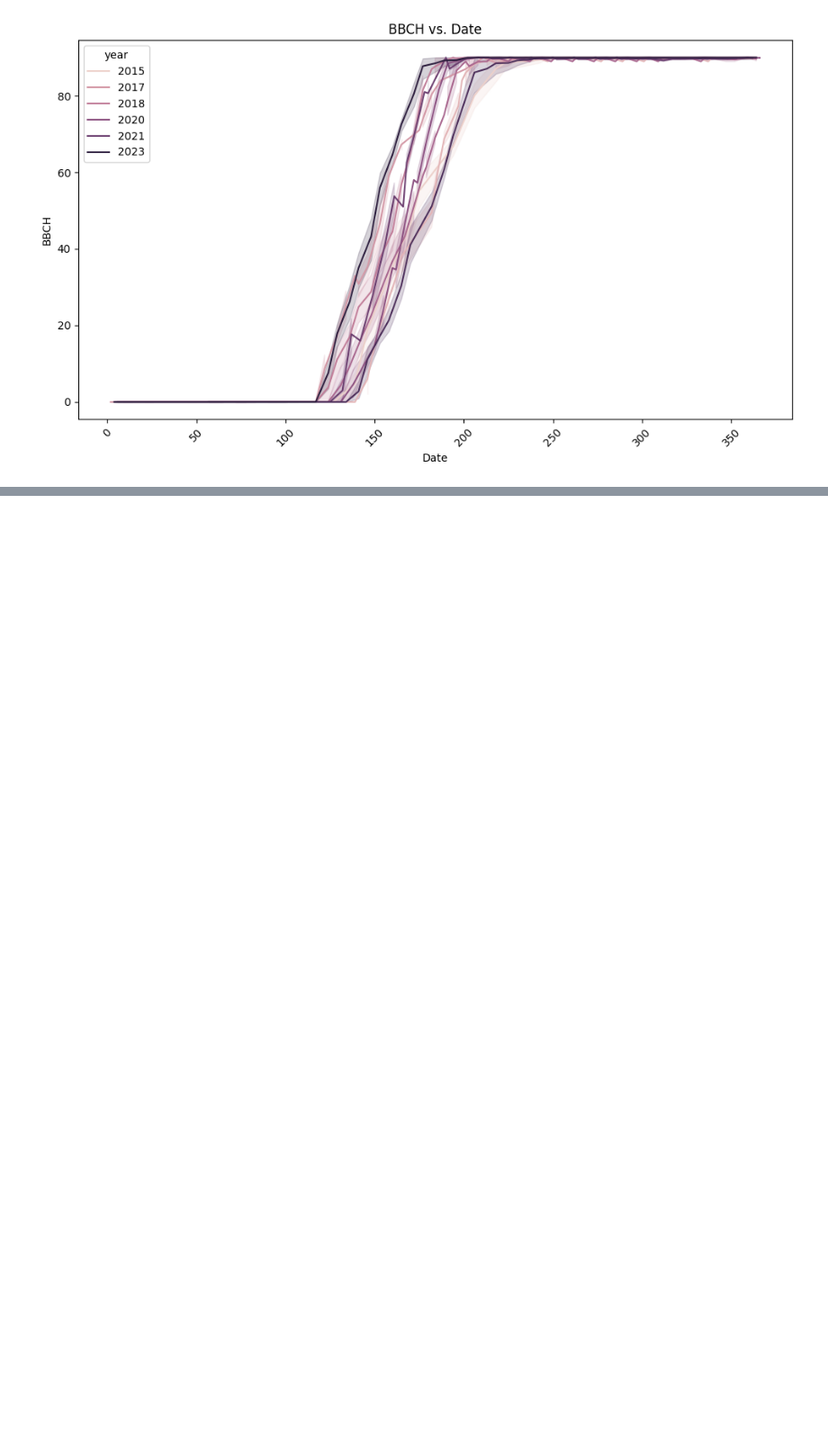
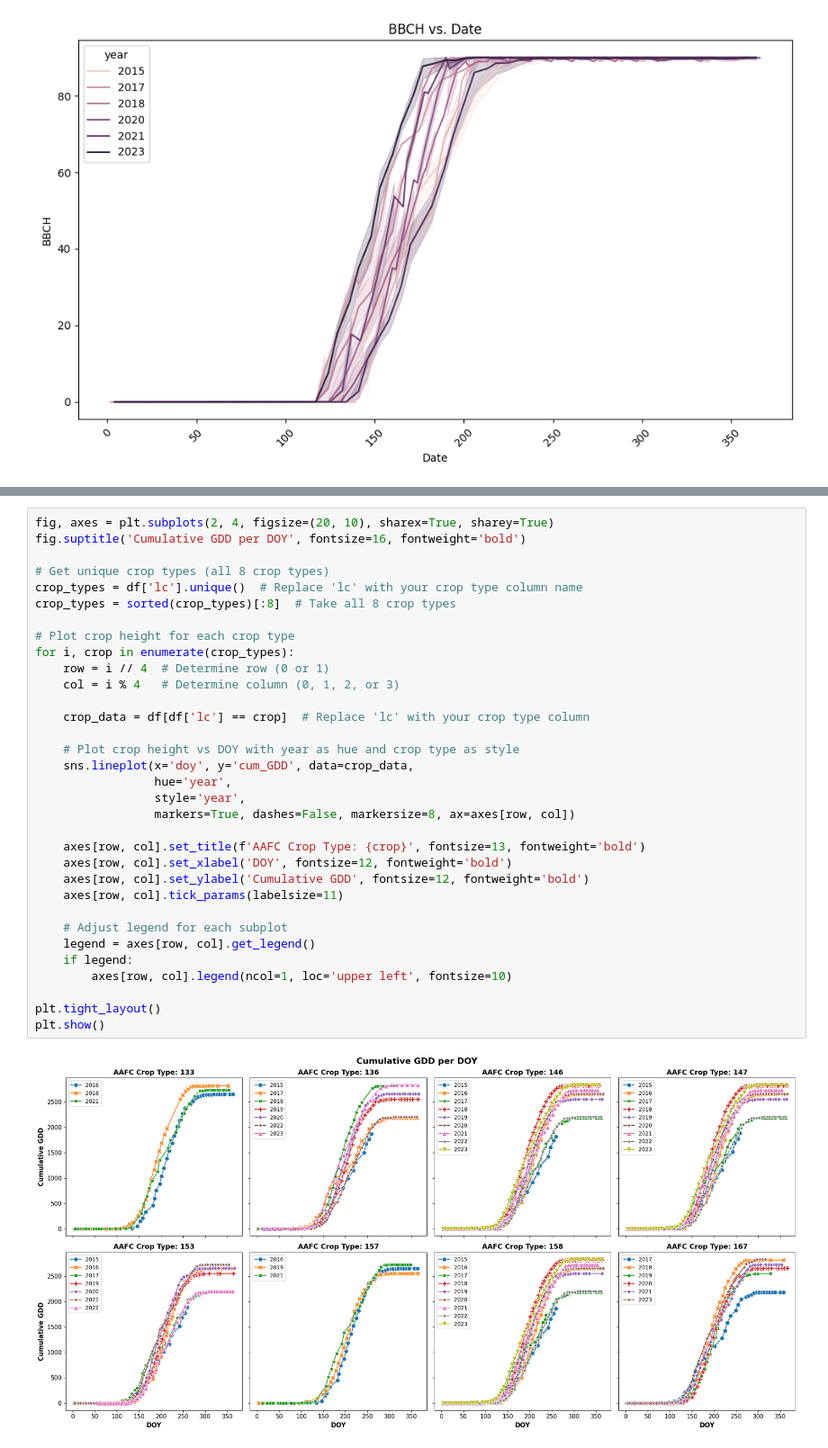
Before and after one commit to Morteza-Khazaei/CSA-N2O-GEE, a Jupyter notebook: phenology/calculate_bbch.ipynb, the cells around one changed output, grey strips where cells are left out. Shown at 90% size. Cells and saved outputs as stored; diff of their text form; blank space fills up the shorter version.

```diff
--- a/phenology/calculate_bbch.ipynb
+++ b/phenology/calculate_bbch.ipynb
@@ -69,0 +117,35 @@ plt.show()
+# %%
+fig, axes = plt.subplots(2, 4, figsize=(20, 10), sharex=True, sharey=True)
+fig.suptitle('Cumulative GDD per DOY', fontsize=16, fontweight='bold')
+
+# Get unique crop types (all 8 crop types)
+crop_types = df['lc'].unique()  # Replace 'lc' with your crop type column name
+crop_types = sorted(crop_types)[:8]  # Take all 8 crop types
+
+# Plot crop height for each crop type
+for i, crop in enumerate(crop_types):
+    row = i // 4  # Determine row (0 or 1)
+    col = i % 4   # Determine column (0, 1, 2, or 3)
+
+    crop_data = df[df['lc'] == crop]  # Replace 'lc' with your crop type column
+
+    # Plot crop height vs DOY with year as hue and crop type as style
+    sns.lineplot(x='doy', y='cum_GDD', data=crop_data,
+                 hue='year',
+                 style='year',
+                 markers=True, dashes=False, markersize=8, ax=axes[row, col])
+
+    axes[row, col].set_title(f'AAFC Crop Type: {crop}', fontsize=13, fontweight='bold')
+    axes[row, col].set_xlabel('DOY', fontsize=12, fontweight='bold')
+    axes[row, col].set_ylabel('Cumulative GDD', fontsize=12, fontweight='bold')
+    axes[row, col].tick_params(labelsize=11)
+
+    # Adjust legend for each subplot
+    legend = axes[row, col].get_legend()
+    if legend:
+        axes[row, col].legend(ncol=1, loc='upper left', fontsize=10)
+
+plt.tight_layout()
+plt.show()
+# %% [output]
+[figure, added]
```
Also changed, not shown: parts of 4 cells of this notebook, 1 other file.
